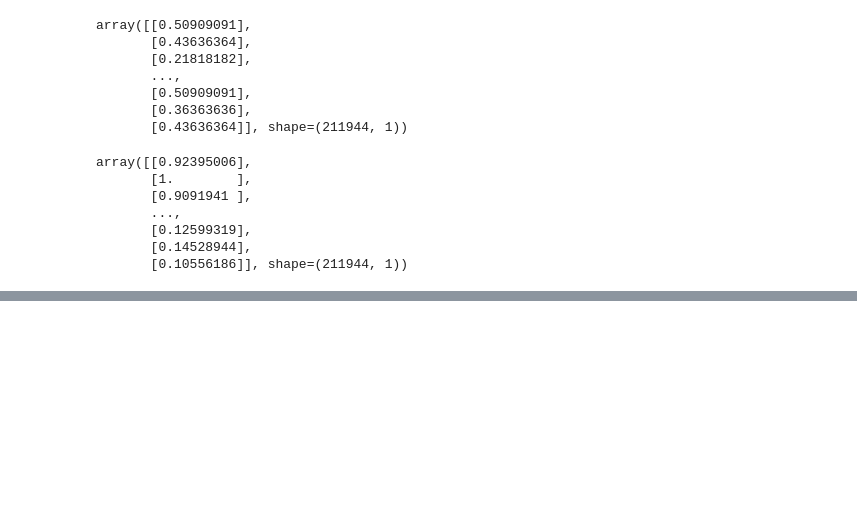
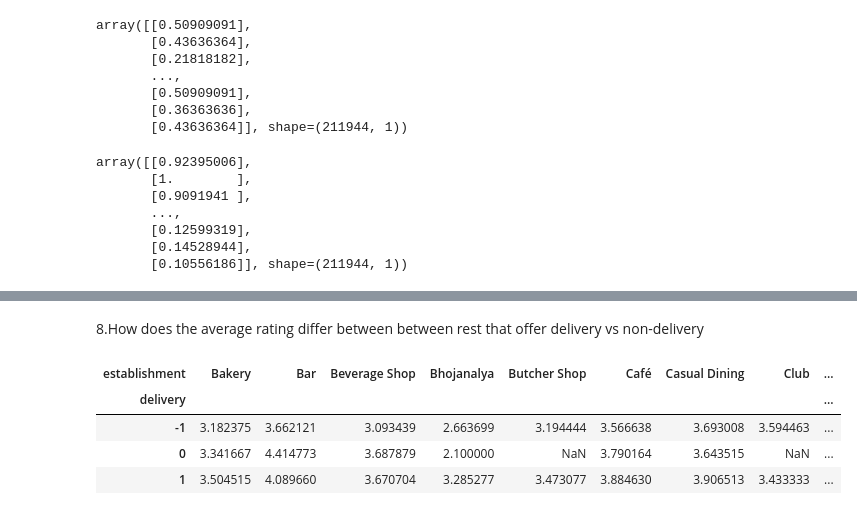
Before and after one commit to Avinash174/DataScience, a Jupyter notebook: python/project/zomato_eda.ipynb, the cells around one changed output, grey strips where cells are left out. Cells and saved outputs as stored; diff of their text form; code cells hidden in the pictures; blank space fills up the shorter version.

```diff
--- a/python/project/zomato_eda.ipynb
+++ b/python/project/zomato_eda.ipynb
@@ -700,0 +859,11 @@ array([[0.92395006],
+# %% [markdown]
+8.How does the average rating differ between between rest that offer delivery vs non-delivery
+# %%
+dine_in = pd.pivot_table(df, index='delivery',columns='establishment', values='aggregate_rating', aggfunc='mean')
+dine_in
+# %% [output]
+| establishment | Bakery | Bar | Beverage Shop | Bhojanalya | Butcher Shop | Café | Casual Dining | Club | ... |
+| delivery |  |  |  |  |  |  |  |  | ... |
+| -1 | 3.182375 | 3.662121 | 3.093439 | 2.663699 | 3.194444 | 3.566638 | 3.693008 | 3.594463 | ... |
+| 0 | 3.341667 | 4.414773 | 3.687879 | 2.100000 | NaN | 3.790164 | 3.643515 | NaN | ... |
+| 1 | 3.504515 | 4.089660 | 3.670704 | 3.285277 | 3.473077 | 3.884630 | 3.906513 | 3.433333 | ... |
```
Also changed, not shown: parts of 18 cells of this notebook, 2 other files.
